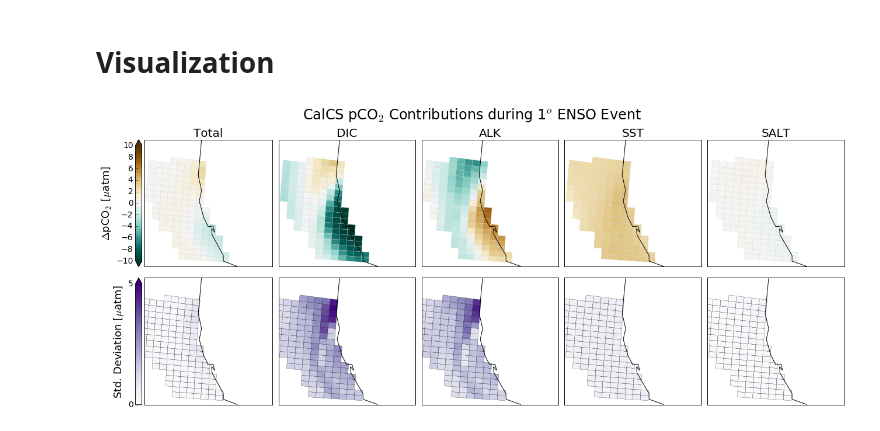
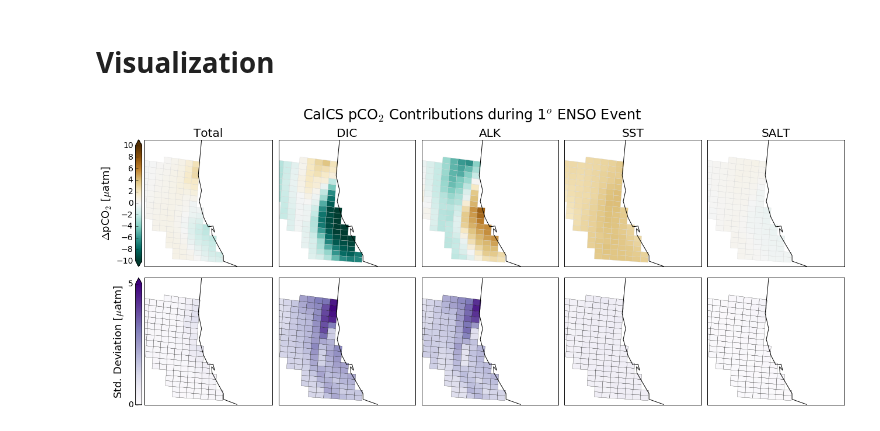
Before and after one commit to bradyrx/EBUS_BGC_Variability, a Jupyter notebook: notebooks/pCO2_Decomposition/spatial-taylor-expansion.ipynb, the cells around one changed output. Drawn from its saved outputs; the diff is of its cells as text; code cells hidden in the pictures.

```diff
--- a/notebooks/pCO2_Decomposition/spatial-taylor-expansion.ipynb
+++ b/notebooks/pCO2_Decomposition/spatial-taylor-expansion.ipynb
@@ -104,7 +104,7 @@ def mean_map_term(ax, data_term, vmin=-5, vmax=5, cmap='BrBG_r'):
     m = setup_map(ax1, lat1, lat2, lon1, lon2)
     data = taylor_expansion[data_term].mean(dim='ensemble').values
     data = np.ma.array(data, mask=np.isnan(data))
-    m.pcolor(lon, lat, data, latlon=True, edgecolor='#D3D3D3',
+    m.pcolor(lon-1, lat, data, latlon=True, edgecolor='#D3D3D3',
                  vmin=vmin, vmax=vmax, cmap=cmap, snap=False)
     plt.title(data_term[0:-5], fontsize=20)
     return m
@@ -151,33 +151,34 @@ m = mean_map_term(ax5, 'SALT_term', VMIN, VMAX)
 VMIN = 0; VMAX = 5;
 ax6 = fig.add_subplot(256)
 m = var_map_term(ax6, 'approx_total', VMIN, VMAX)
 
 # BOTTOM COLORBAR
 cbar = m.colorbar(location='left', extend='max', ticks=[0,5,10,15])
 cbar.ax.yaxis.set_ticks_position('left')
 cbar.ax.yaxis.set_tick_params(labelsize=14)
 cbar.ax.yaxis.set_label_text('Std. Deviation [$\mu$atm]', size=18)
 cbar.ax.yaxis.set_label_position('left')
 
 # REMAINING BOTTOM PLOTS
 ax7 = fig.add_subplot(257)
 m = var_map_term(ax7, 'DIC_term', VMIN, VMAX)
 ax8 = fig.add_subplot(258)
 m = var_map_term(ax8, 'ALK_term', VMIN, VMAX)
 ax9 = fig.add_subplot(259)
 m = var_map_term(ax9, 'SST_term', VMIN, VMAX)
 ax10 = fig.add_subplot(2, 5, 10)
 m = var_map_term(ax10, 'SALT_term', VMIN, VMAX)
 
 # SUBPLOT PARAMETERS
 st.set_y(1.05)
 fig.tight_layout()
 
 # OUTPUT
 directory = '/glade/u/home/rbrady/projects/EBUS_BGC_Variability/reports/figs/' + EBU.lower() + '/taylor_pco2_overhead/'
 if not os.path.exists(directory):
     os.makedirs(directory)
-#fileName = EBU.lower() + '-pco2-spatial-taylor-' + clim + '-bothSmoothed.png'
-#plt.savefig(directory + fileName, pad_inches=2)
+fileName = EBU.lower() + '-pco2-spatial-taylor-' + clim + '-bothSmoothed.eps'
+plt.savefig(directory + fileName, transparent=True, format='eps', bbox_inches='tight',
+            pad_inches=1, dpi=1000)
 # %% [output]
-[figure, old version]
+[figure, new version]
```
